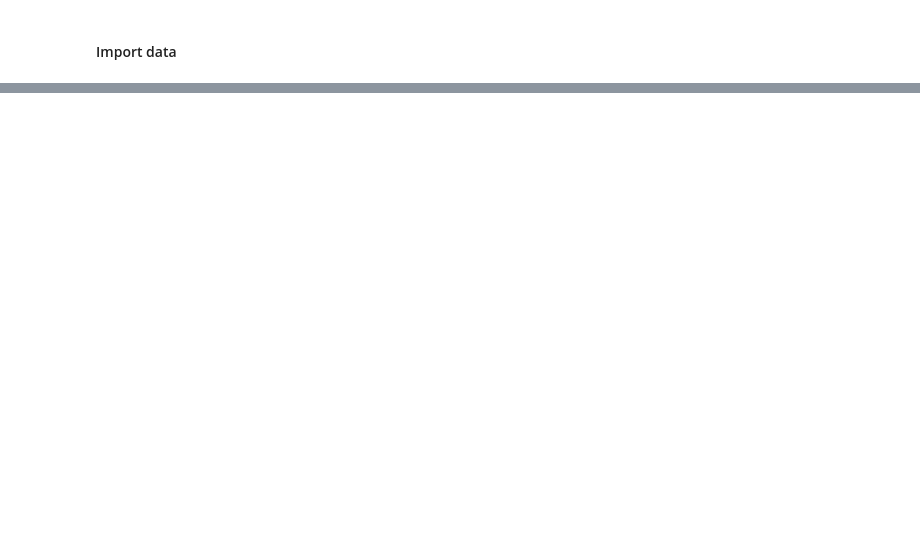
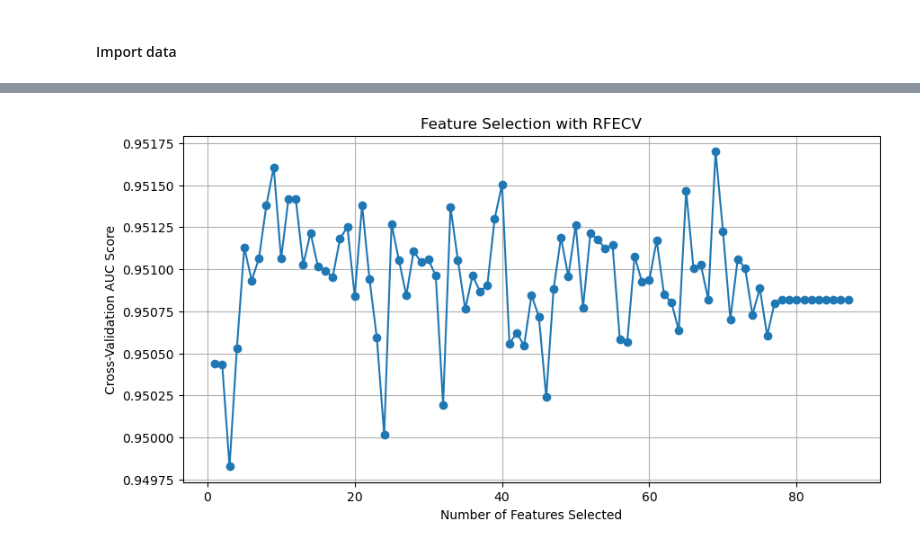
Before and after one commit to Kunvuthi/cobalt_smart_lender_ai, a Jupyter notebook: notebooks/04_model_training.ipynb, the cells around one changed output, grey strips where cells are left out. Saved outputs shown, nothing was run; the diff lists cells and outputs as text; code cells hidden in the pictures; blank space fills up the shorter version.

Commit message:
model_training notebook and script | getting ready to connect to EC2

```diff
--- a/notebooks/04_model_training.ipynb
+++ b/notebooks/04_model_training.ipynb
@@ -1006,0 +7,12 @@ Image(filename=f"{path_python_material}/images/the-end.jpg", width=500,)
+# %%
+import pandas as pd
+import numpy as np
+import matplotlib.pyplot as plt
+import seaborn as sns
+from sklearn.model_selection import train_test_split
+from sklearn.metrics import accuracy_score, roc_auc_score, confusion_matrix, classification_report
+from xgboost import XGBClassifier
+
+# Read data that was exported from previous session
+df_tree = pd.read_csv("../data/2-intermediate/df_out_dsif3_tree.csv")
+df_tree.head()
@@ -1006,0 +38,5 @@ Image(filename=f"{path_python_material}/images/the-end.jpg", width=500,)
+# %%
+X = df_tree.drop('loan_default', axis=1)
+y = df_tree['loan_default']
+
+X_train, X_test, y_train, y_test = train_test_split(X, y, test_size=0.2, random_state=22)
@@ -1006,0 +45,8 @@ Image(filename=f"{path_python_material}/images/the-end.jpg", width=500,)
+# %%
+scale_pos_weight = df_tree['loan_default'].value_counts()[0] / df_tree['loan_default'].value_counts()[1]
+
+model = XGBClassifier(scale_pos_weight=scale_pos_weight)
+model.fit(X_train, y_train)
+
+y_pred = model.predict(X_test)
+y_pred_proba = model.predict_proba(X_test)[:, 1]
@@ -1006,0 +188,11 @@ Image(filename=f"{path_python_material}/images/the-end.jpg", width=500,)
+# %%
+plt.figure(figsize=(10, 5))
+plt.plot(range(1, len(rfecv.cv_results_['mean_test_score']) + 1),
+         rfecv.cv_results_['mean_test_score'], marker='o')
+plt.xlabel("Number of Features Selected")
+plt.ylabel("Cross-Validation AUC Score")
+plt.title("Feature Selection with RFECV")
+plt.grid(True)
+plt.show()
+# %% [output]
+[figure, added]
```
Also changed, not shown: parts of 124 cells of this notebook, 3 other files.
